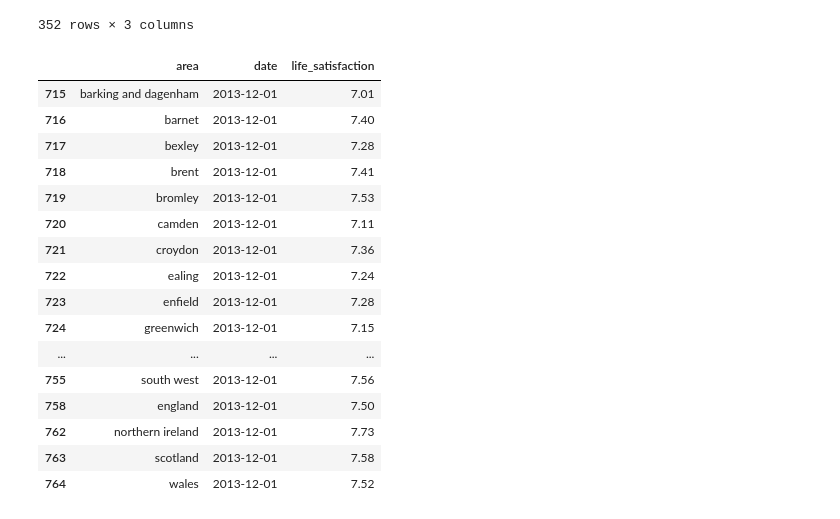
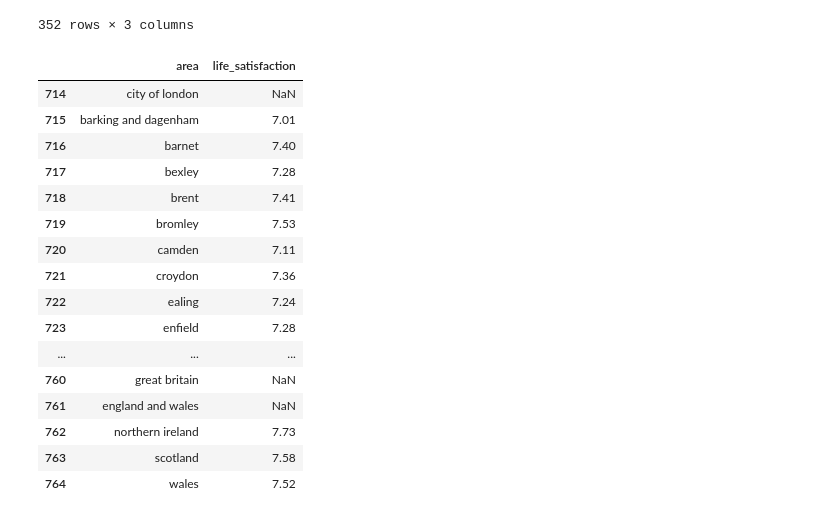
Before and after one commit to fraserrbarclay/Python-Data-Practicals, a Jupyter notebook: projects/01_Data_Investigation_Project.ipynb, the cells around one changed output. Drawn from its saved outputs; the diff is of its cells as text; code cells hidden in the pictures.

```diff
--- a/projects/01_Data_Investigation_Project.ipynb
+++ b/projects/01_Data_Investigation_Project.ipynb
@@ -8,7 +8,7 @@ Use what you have learnt so far about reading data files and displaying rows, co
 # %%
 
 import pandas as pd
-url = "https://github.com/frbarclay/Python-Data-Practicals/raw/Data-Sets/housing_in_london_yearly_variables.csv"
+url = "https://raw.githubusercontent.com/frbarclay/Python-Data-Practicals/main/data/housing_in_london_yearly_variables.csv"
 df = pd.read_csv(url)
 df
 # %% [output]
@@ -147,9 +147,10 @@ def dfyear(year):
   else:
     startset = (year - 1999)*51
     endset = startset + 51
-    return(df.iloc[startset:endset].drop(columns='code'))
+    dfyear = df.iloc[startset:endset].drop(columns=['code','date'])
+    dfyear = dfyear.dropna(axis=1, how='all')
+    return {'Year of Data Set': year, 'data' : (dfyear)}
 
 
-df_year = dfyear(2009)
-df_year
+dfyear(2009)
 # %% [output]
@@ -193,27 +194,26 @@ df_life
 # %%
 #I can do this for Just 2013
 
-df_13 = dfyear(2013)
-df_life13 = df_13[['area','date','life_satisfaction']]
-df_life13 =df_life13.dropna()
+df_13 = dfyear(2013)['data']
+df_life13 = df_13[['area','life_satisfaction']]
 df_life13
 # %% [output]
-|  | area | date | life_satisfaction |
-| 715 | barking and dagenham | 2013-12-01 | 7.01 |
-| 716 | barnet | 2013-12-01 | 7.40 |
-| 717 | bexley | 2013-12-01 | 7.28 |
-| 718 | brent | 2013-12-01 | 7.41 |
-| 719 | bromley | 2013-12-01 | 7.53 |
-| 720 | camden | 2013-12-01 | 7.11 |
-| 721 | croydon | 2013-12-01 | 7.36 |
-| 722 | ealing | 2013-12-01 | 7.24 |
-| 723 | enfield | 2013-12-01 | 7.28 |
-| 724 | greenwich | 2013-12-01 | 7.15 |
-| ... | ... | ... | ... |
-| 755 | south west | 2013-12-01 | 7.56 |
-| 758 | england | 2013-12-01 | 7.50 |
-| 762 | northern ireland | 2013-12-01 | 7.73 |
-| 763 | scotland | 2013-12-01 | 7.58 |
-| 764 | wales | 2013-12-01 | 7.52 |
+|  | area | life_satisfaction |
+| 714 | city of london | NaN |
+| 715 | barking and dagenham | 7.01 |
+| 716 | barnet | 7.40 |
+| 717 | bexley | 7.28 |
+| 718 | brent | 7.41 |
+| 719 | bromley | 7.53 |
+| 720 | camden | 7.11 |
+| 721 | croydon | 7.36 |
+| 722 | ealing | 7.24 |
+| 723 | enfield | 7.28 |
+| ... | ... | ... |
+| 760 | great britain | NaN |
+| 761 | england and wales | NaN |
+| 762 | northern ireland | 7.73 |
+| 763 | scotland | 7.58 |
+| 764 | wales | 7.52 |
 # %%
 # I can define another function that isolates specific areas by sorting the table by area code and indexing every 21 against its area
```
Also changed, not shown: parts of 2 cells of this notebook.
